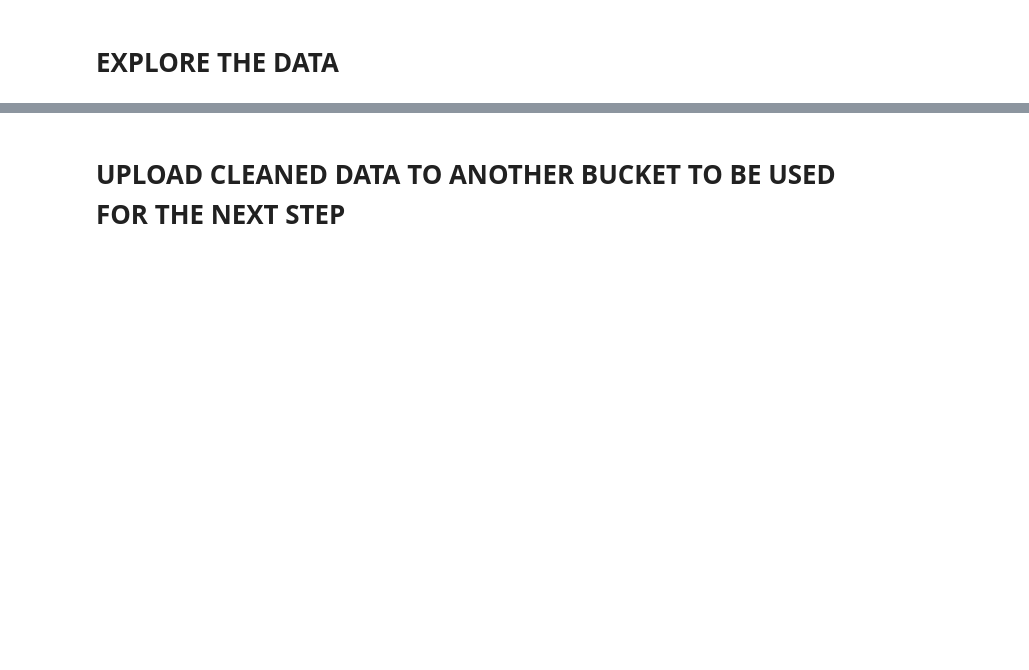
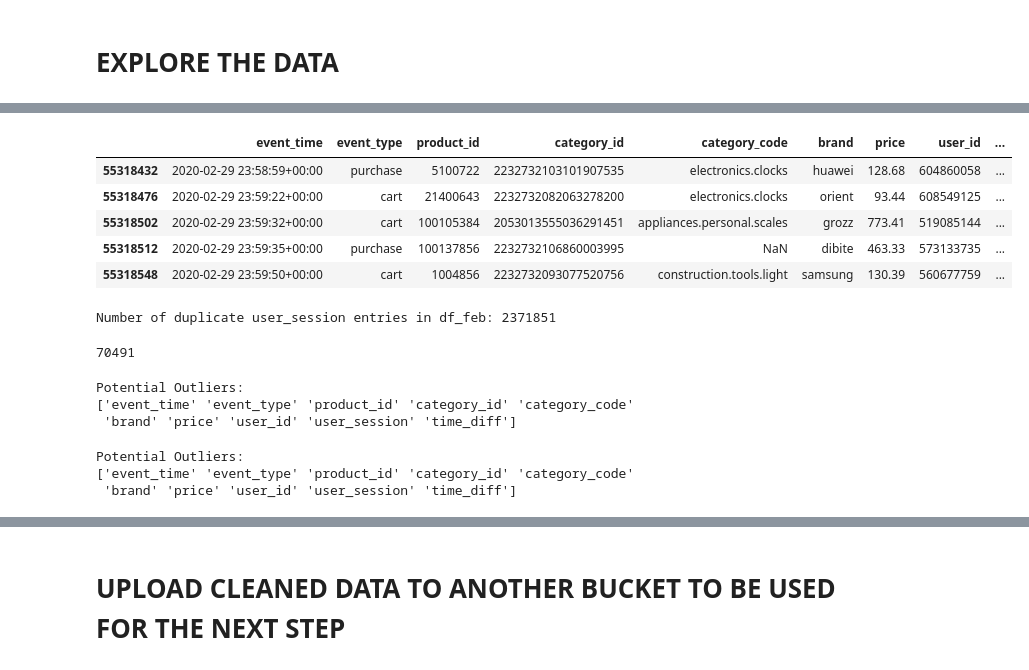
Before and after one commit to Vae2002/BigDataGroup5, a Jupyter notebook: ecommerce.ipynb, the cells around one changed output, grey strips where cells are left out. Cells and saved outputs as stored; diff of their text form; code cells hidden in the pictures; blank space fills up the shorter version.

```diff
--- a/ecommerce.ipynb
+++ b/ecommerce.ipynb
@@ -259,0 +420,8 @@ print(data_feb.groupby("event_type").describe())
+# %%
+df_feb = pd.DataFrame(data_feb)
+df_mar = pd.DataFrame(data_mar)
+df_apr = pd.DataFrame(data_apr)
+
+print(df_feb.head())
+print(df_mar.head())
+print(df_apr.head())
@@ -259,0 +446,8 @@ print(data_feb.groupby("event_type").describe())
+# %%
+df_feb = df_feb[df_feb['event_type'] != 'view']
+df_mar = df_mar[df_mar['event_type'] != 'view']
+df_apr = df_apr[df_apr['event_type'] != 'view']
+
+print(df_feb)
+print(df_mar)
+print(df_apr)
@@ -259,0 +472,8 @@ print(data_feb.groupby("event_type").describe())
+# %%
+df_feb.dropna(subset=['user_session'], inplace=True)
+df_mar.dropna(subset=['user_session'], inplace=True)
+df_apr.dropna(subset=['user_session'], inplace=True)
+
+print(df_feb.isnull().sum())
+print(df_mar.isnull().sum())
+print(df_apr.isnull().sum())
@@ -260,18 +498,60 @@ print(data_feb.groupby("event_type").describe())
+# %%
+df_feb.tail()
+# %% [output]
+|  | event_time | event_type | product_id | category_id | category_code | brand | price | user_id | ... |
+| 55318432 | 2020-02-29 23:58:59+00:00 | purchase | 5100722 | 2232732103101907535 | electronics.clocks | huawei | 128.68 | 604860058 | ... |
+| 55318476 | 2020-02-29 23:59:22+00:00 | cart | 21400643 | 2232732082063278200 | electronics.clocks | orient | 93.44 | 608549125 | ... |
+| 55318502 | 2020-02-29 23:59:32+00:00 | cart | 100105384 | 2053013555036291451 | appliances.personal.scales | grozz | 773.41 | 519085144 | ... |
+| 55318512 | 2020-02-29 23:59:35+00:00 | purchase | 100137856 | 2232732106860003995 | NaN | dibite | 463.33 | 573133735 | ... |
+| 55318548 | 2020-02-29 23:59:50+00:00 | cart | 1004856 | 2232732093077520756 | construction.tools.light | samsung | 130.39 | 560677759 | ... |
+# %%
+# Assuming df_feb is your DataFrame
+duplicate_count = df_feb.duplicated(subset=['user_session']).sum()
+print("Number of duplicate user_session entries in df_feb:", duplicate_count)
+# %% [output]
+Number of duplicate user_session entries in df_feb: 2371851
+# %%
+len(df_feb["product_id"].unique())
+# %% [output]
+70491
+# %%
+df_feb = pd.DataFrame(data_feb)
+
+# Calculate time intervals
+df_feb['time_diff'] = df_feb['event_time'].diff().fillna(pd.Timedelta(seconds=0))
+
+# Set threshold for outlier detection (e.g., 2 standard deviations from mean)
+threshold = df_feb['time_diff'].mean() + 2 * df_feb['time_diff'].std()
+
+# Find potential outliers (timestamps with intervals beyond threshold)
+outliers = df_feb[df_feb['time_diff'] > threshold]
+
+# Display potential outliers
+print("Potential Outliers:")
+print(outliers.columns.values)
+# %% [output]
+Potential Outliers:
+['event_time' 'event_type' 'product_id' 'category_id' 'category_code'
+ 'brand' 'price' 'user_id' 'user_session' 'time_diff']
 # %%
-df = pd.DataFrame(data_mar)
+df_mar = pd.DataFrame(data_mar)
 
 # Calculate time intervals
-df['time_diff'] = df['event_time'].diff().fillna(pd.Timedelta(seconds=0))
+df_mar['time_diff'] = df_mar['event_time'].diff().fillna(pd.Timedelta(seconds=0))
 
 # Set threshold for outlier detection (e.g., 2 standard deviations from mean)
-threshold = df['time_diff'].mean() + 2 * df['time_diff'].std()
+threshold = df_mar['time_diff'].mean() + 2 * df_mar['time_diff'].std()
 
 # Find potential outliers (timestamps with intervals beyond threshold)
-outliers = df[df['time_diff'] > threshold]
+outliers = df_mar[df_mar['time_diff'] > threshold]
 
 # Display potential outliers
 print("Potential Outliers:")
-print(outliers)
+print(outliers.columns.values)
+# %% [output]
+Potential Outliers:
+['event_time' 'event_type' 'product_id' 'category_id' 'category_code'
+ 'brand' 'price' 'user_id' 'user_session' 'time_diff']
 # %%
 import pandas as pd
 
```
Also changed, not shown: parts of 24 cells of this notebook.
